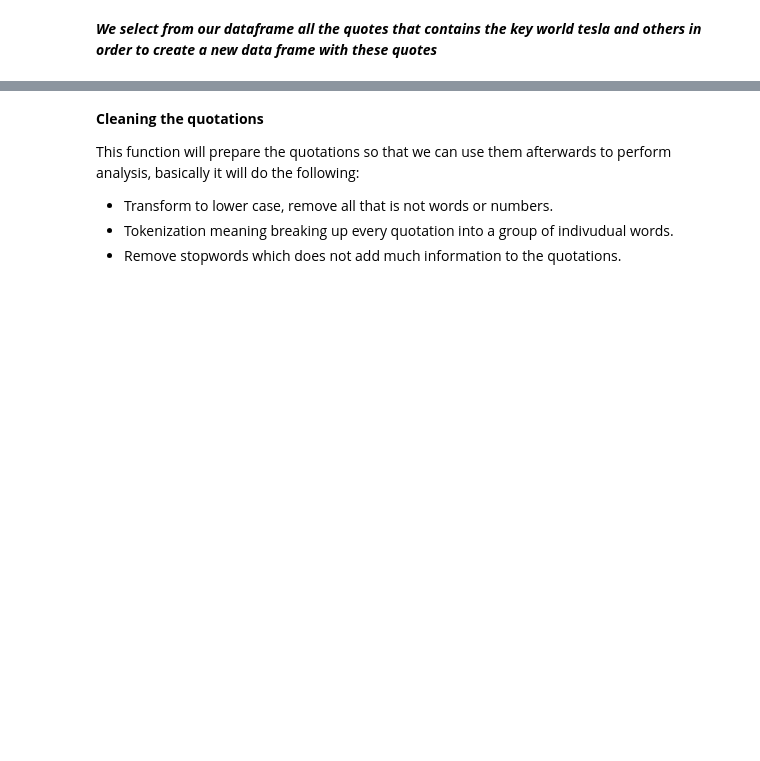
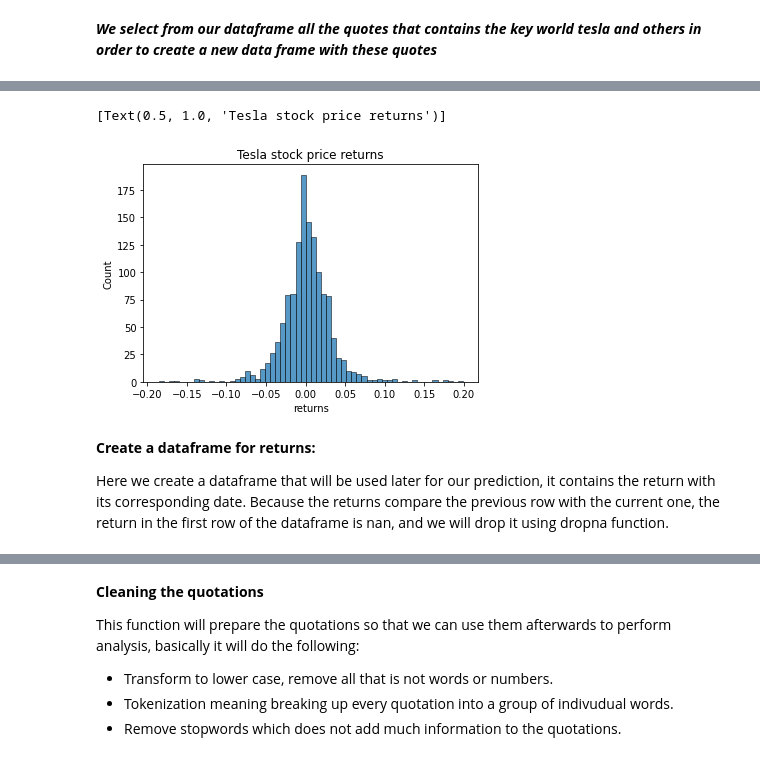
Before and after one commit to epfl-ada/ada-2021-project-noname, a Jupyter notebook: ADA_Project.ipynb, the cells around one changed output, grey strips where cells are left out. Saved outputs shown, nothing was run; the diff lists cells and outputs as text; code cells hidden in the pictures; blank space fills up the shorter version.

```diff
--- a/ADA_Project.ipynb
+++ b/ADA_Project.ipynb
@@ -144,0 +252,9 @@ tesla.returns.hist(bins=60)
+# %%
+sns.histplot(data=tesla, x="returns",bins=60).set(title='Tesla stock price returns')
+# %% [output]
+[Text(0.5, 1.0, 'Tesla stock price returns')]
+[figure, added]
+# %% [markdown]
+**Create a dataframe for returns:**
+
+Here we create a dataframe that will be used later for our prediction, it contains the return with its corresponding date. Because the returns compare the previous row with the current one, the return in the first row of the dataframe is nan, and we will drop it using dropna function.
```
Also changed, not shown: parts of 128 cells of this notebook.
